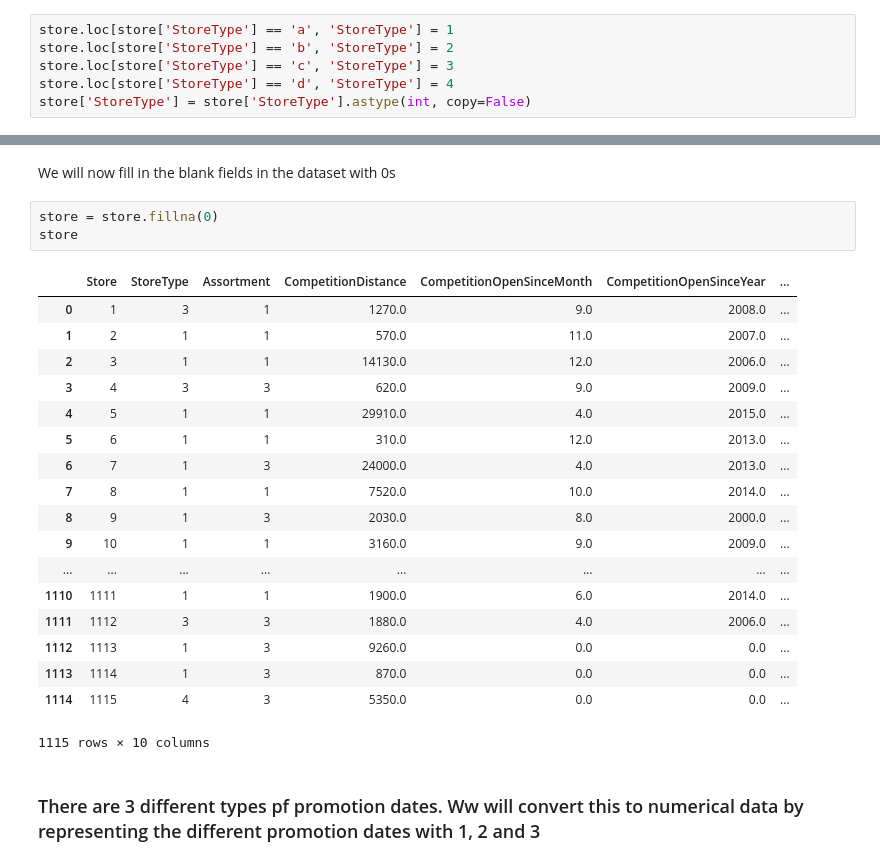
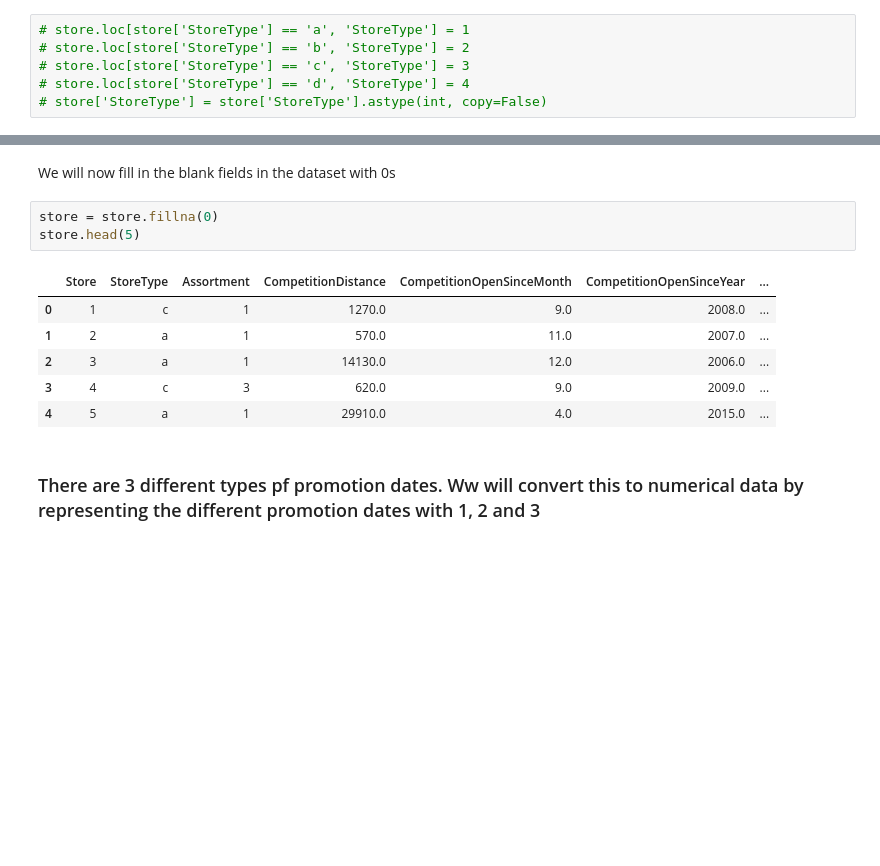
Before and after one commit to anthonymiyoro/RossmanScorePrediction, a Jupyter notebook: RossmannStoreSalesAnalysis.ipynb, the cells around one changed output, grey strips where cells are left out. Saved outputs shown, nothing was run; the diff lists cells and outputs as text; blank space fills up the shorter version.

```diff
--- a/RossmannStoreSalesAnalysis.ipynb
+++ b/RossmannStoreSalesAnalysis.ipynb
@@ -357,11 +356,11 @@ train.head(5)
 # %% [markdown]
 #### We now convert the store types to numerical data types
 # %%
-store.loc[store['StoreType'] == 'a', 'StoreType'] = 1
-store.loc[store['StoreType'] == 'b', 'StoreType'] = 2
-store.loc[store['StoreType'] == 'c', 'StoreType'] = 3
-store.loc[store['StoreType'] == 'd', 'StoreType'] = 4
-store['StoreType'] = store['StoreType'].astype(int, copy=False)
+# store.loc[store['StoreType'] == 'a', 'StoreType'] = 1
+# store.loc[store['StoreType'] == 'b', 'StoreType'] = 2
+# store.loc[store['StoreType'] == 'c', 'StoreType'] = 3
+# store.loc[store['StoreType'] == 'd', 'StoreType'] = 4
+# store['StoreType'] = store['StoreType'].astype(int, copy=False)
 # %%
 print('levels :', store['StoreType'].unique(), '; data type :', store['StoreType'].dtype)
 # %% [output]
@@ -401,26 +400,14 @@ dtype: object
 We will now fill in the blank fields in the dataset with 0s
 # %%
 store = store.fillna(0)
-store
+store.head(5)
 # %% [output]
 |  | Store | StoreType | Assortment | CompetitionDistance | CompetitionOpenSinceMonth | CompetitionOpenSinceYear | ... |
-| 0 | 1 | 3 | 1 | 1270.0 | 9.0 | 2008.0 | ... |
-| 1 | 2 | 1 | 1 | 570.0 | 11.0 | 2007.0 | ... |
-| 2 | 3 | 1 | 1 | 14130.0 | 12.0 | 2006.0 | ... |
-| 3 | 4 | 3 | 3 | 620.0 | 9.0 | 2009.0 | ... |
-| 4 | 5 | 1 | 1 | 29910.0 | 4.0 | 2015.0 | ... |
-| 5 | 6 | 1 | 1 | 310.0 | 12.0 | 2013.0 | ... |
-| 6 | 7 | 1 | 3 | 24000.0 | 4.0 | 2013.0 | ... |
-| 7 | 8 | 1 | 1 | 7520.0 | 10.0 | 2014.0 | ... |
-| 8 | 9 | 1 | 3 | 2030.0 | 8.0 | 2000.0 | ... |
-| 9 | 10 | 1 | 1 | 3160.0 | 9.0 | 2009.0 | ... |
-| ... | ... | ... | ... | ... | ... | ... | ... |
-| 1110 | 1111 | 1 | 1 | 1900.0 | 6.0 | 2014.0 | ... |
-| 1111 | 1112 | 3 | 3 | 1880.0 | 4.0 | 2006.0 | ... |
-| 1112 | 1113 | 1 | 3 | 9260.0 | 0.0 | 0.0 | ... |
-| 1113 | 1114 | 1 | 3 | 870.0 | 0.0 | 0.0 | ... |
-| 1114 | 1115 | 4 | 3 | 5350.0 | 0.0 | 0.0 | ... |
+| 0 | 1 | c | 1 | 1270.0 | 9.0 | 2008.0 | ... |
+| 1 | 2 | a | 1 | 570.0 | 11.0 | 2007.0 | ... |
+| 2 | 3 | a | 1 | 14130.0 | 12.0 | 2006.0 | ... |
+| 3 | 4 | c | 3 | 620.0 | 9.0 | 2009.0 | ... |
+| 4 | 5 | a | 1 | 29910.0 | 4.0 | 2015.0 | ... |
-1115 rows × 10 columns
 # %% [markdown]
 ### There are 3 different types pf promotion dates. Ww will convert this to numerical data by representing the different promotion dates with 1, 2 and 3
 # %%
```
Also changed, not shown: parts of 39 cells of this notebook.
